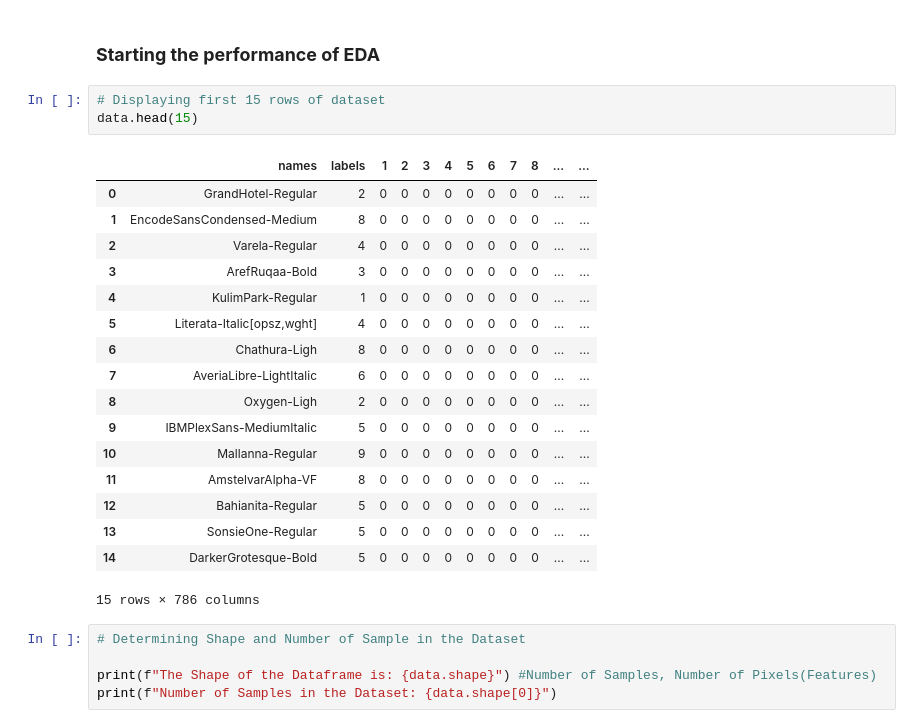
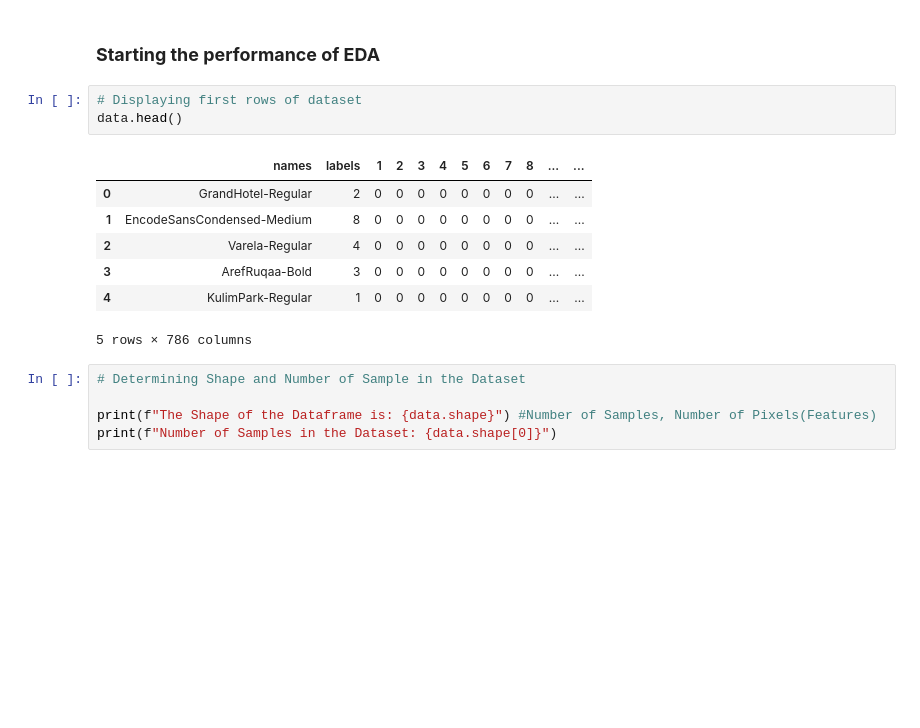
Before and after one commit to Payal2000/TMINST, a Jupyter notebook: 99.2%-Accuracy-tminst-character-recognition.ipynb, the cells around one changed output. Saved outputs shown, nothing was run; the diff lists cells and outputs as text; blank space fills up the shorter version.

```diff
--- a/99.2%-Accuracy-tminst-character-recognition.ipynb
+++ b/99.2%-Accuracy-tminst-character-recognition.ipynb
@@ -129,26 +129,16 @@ data = pd.read_csv(data_path)
 # %% [markdown]
 ### **Starting the performance of EDA**
 # %%
-# Displaying first 15 rows of dataset
-data.head(15)
+# Displaying first rows of dataset
+data.head()
 # %% [output]
 |  | names | labels | 1 | 2 | 3 | 4 | 5 | 6 | 7 | 8 | ... | ... |
 | 0 | GrandHotel-Regular | 2 | 0 | 0 | 0 | 0 | 0 | 0 | 0 | 0 | ... | ... |
 | 1 | EncodeSansCondensed-Medium | 8 | 0 | 0 | 0 | 0 | 0 | 0 | 0 | 0 | ... | ... |
 | 2 | Varela-Regular | 4 | 0 | 0 | 0 | 0 | 0 | 0 | 0 | 0 | ... | ... |
 | 3 | ArefRuqaa-Bold | 3 | 0 | 0 | 0 | 0 | 0 | 0 | 0 | 0 | ... | ... |
 | 4 | KulimPark-Regular | 1 | 0 | 0 | 0 | 0 | 0 | 0 | 0 | 0 | ... | ... |
-| 5 | Literata-Italic[opsz,wght] | 4 | 0 | 0 | 0 | 0 | 0 | 0 | 0 | 0 | ... | ... |
-| 6 | Chathura-Ligh | 8 | 0 | 0 | 0 | 0 | 0 | 0 | 0 | 0 | ... | ... |
-| 7 | AveriaLibre-LightItalic | 6 | 0 | 0 | 0 | 0 | 0 | 0 | 0 | 0 | ... | ... |
-| 8 | Oxygen-Ligh | 2 | 0 | 0 | 0 | 0 | 0 | 0 | 0 | 0 | ... | ... |
-| 9 | IBMPlexSans-MediumItalic | 5 | 0 | 0 | 0 | 0 | 0 | 0 | 0 | 0 | ... | ... |
-| 10 | Mallanna-Regular | 9 | 0 | 0 | 0 | 0 | 0 | 0 | 0 | 0 | ... | ... |
-| 11 | AmstelvarAlpha-VF | 8 | 0 | 0 | 0 | 0 | 0 | 0 | 0 | 0 | ... | ... |
-| 12 | Bahianita-Regular | 5 | 0 | 0 | 0 | 0 | 0 | 0 | 0 | 0 | ... | ... |
-| 13 | SonsieOne-Regular | 5 | 0 | 0 | 0 | 0 | 0 | 0 | 0 | 0 | ... | ... |
-| 14 | DarkerGrotesque-Bold | 5 | 0 | 0 | 0 | 0 | 0 | 0 | 0 | 0 | ... | ... |
-15 rows × 786 columns
+5 rows × 786 columns
 # %%
 # Determining Shape and Number of Sample in the Dataset
 
```
Also changed, not shown: parts of 7 cells of this notebook.
